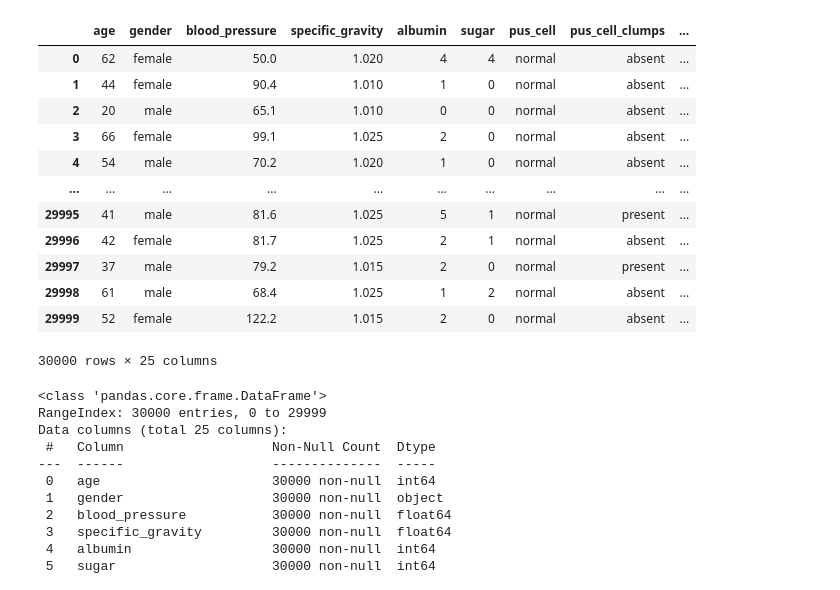
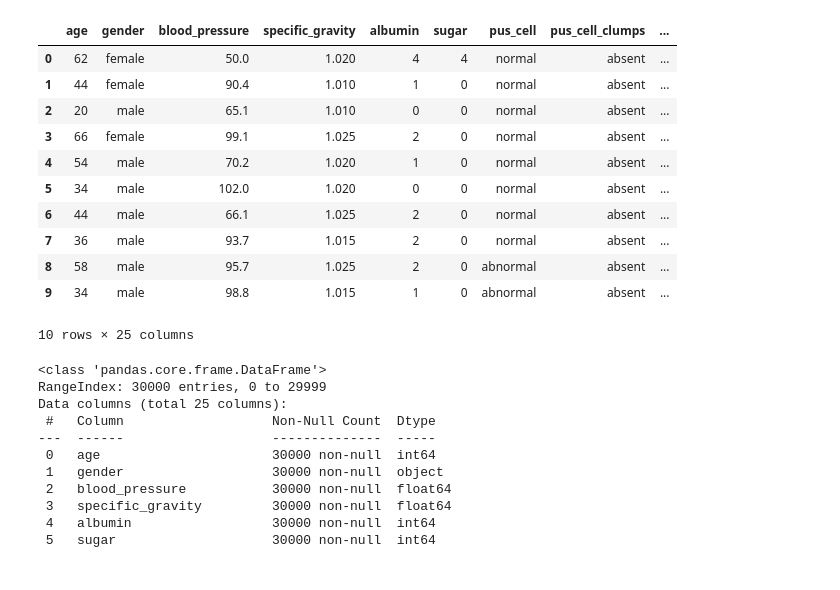
Before and after one commit to Zeeshan-Analytics/ML_based_Chronic-_Kidney_Disease_Prediction, a Jupyter notebook: CKD.ipynb, the cells around one changed output. Drawn from its saved outputs; the diff is of its cells as text; code cells hidden in the pictures.

```diff
--- a/CKD.ipynb
+++ b/CKD.ipynb
@@ -8,22 +8,21 @@ import seaborn as sns
 # %%
 #Data Loading and Observation
 
 df = pd.read_csv('E:\BootCamp Assignments\ML_based_Chronic-_Kidney_Disease_Prediction\Chronic_Kidney_disease_dataset.csv')
-df
+df.head(10)
 # %% [output]
 |  | age | gender | blood_pressure | specific_gravity | albumin | sugar | pus_cell | pus_cell_clumps | ... |
 | 0 | 62 | female | 50.0 | 1.020 | 4 | 4 | normal | absent | ... |
 | 1 | 44 | female | 90.4 | 1.010 | 1 | 0 | normal | absent | ... |
 | 2 | 20 | male | 65.1 | 1.010 | 0 | 0 | normal | absent | ... |
 | 3 | 66 | female | 99.1 | 1.025 | 2 | 0 | normal | absent | ... |
 | 4 | 54 | male | 70.2 | 1.020 | 1 | 0 | normal | absent | ... |
-| ... | ... | ... | ... | ... | ... | ... | ... | ... | ... |
-| 29995 | 41 | male | 81.6 | 1.025 | 5 | 1 | normal | present | ... |
-| 29996 | 42 | female | 81.7 | 1.025 | 2 | 1 | normal | absent | ... |
-| 29997 | 37 | male | 79.2 | 1.015 | 2 | 0 | normal | present | ... |
-| 29998 | 61 | male | 68.4 | 1.025 | 1 | 2 | normal | absent | ... |
-| 29999 | 52 | female | 122.2 | 1.015 | 2 | 0 | normal | absent | ... |
+| 5 | 34 | male | 102.0 | 1.020 | 0 | 0 | normal | absent | ... |
+| 6 | 44 | male | 66.1 | 1.025 | 2 | 0 | normal | absent | ... |
+| 7 | 36 | male | 93.7 | 1.015 | 2 | 0 | normal | absent | ... |
+| 8 | 58 | male | 95.7 | 1.025 | 2 | 0 | abnormal | absent | ... |
+| 9 | 34 | male | 98.8 | 1.015 | 1 | 0 | abnormal | absent | ... |
-30000 rows × 25 columns
+10 rows × 25 columns
 # %%
 # Data Understanding
 
```
Also changed, not shown: parts of 15 cells of this notebook, 1 other file.
